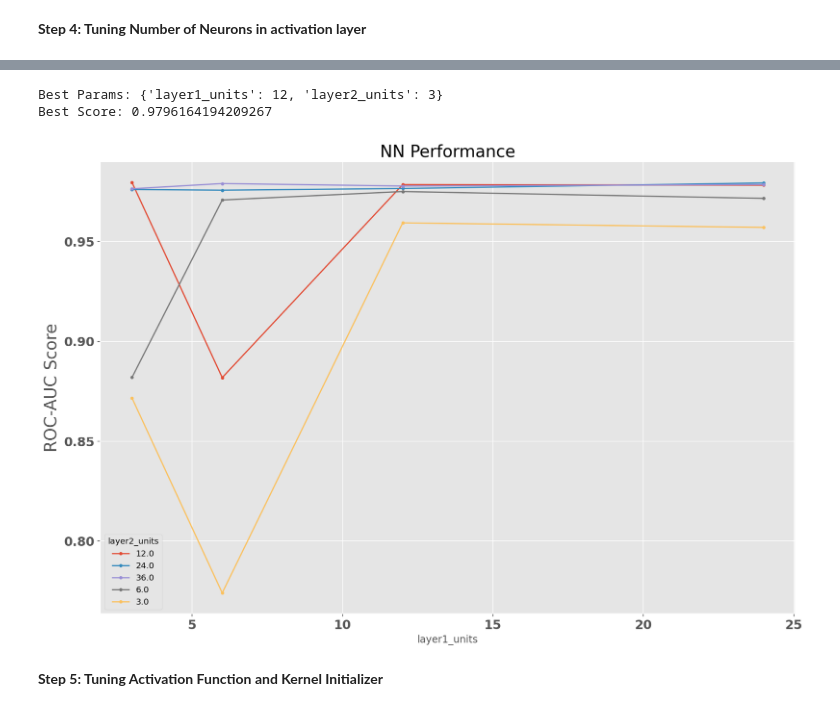
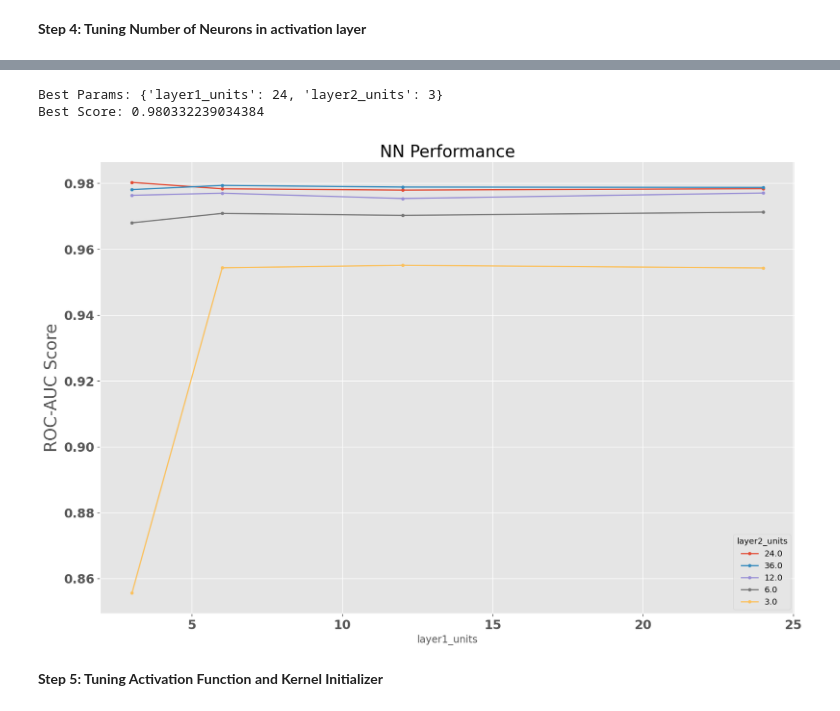
Before and after one commit to Mattjben/Passeneger-satisfaction-machine-learning, a Jupyter notebook: Phase_2_Airplane.ipynb, the cells around one changed output, grey strips where cells are left out. Saved outputs shown, nothing was run; the diff lists cells and outputs as text; code cells hidden in the pictures.

```diff
--- a/Phase_2_Airplane.ipynb
+++ b/Phase_2_Airplane.ipynb
@@ -1102,5 +1113,5 @@ plt.yticks( weight = 'bold', fontsize = 15)
 
 plt.title("NN Performance", fontsize = 20)
 plt.show()
-lr = grid_result.best_params_["learning_rate"]
+lr = grid_result1.best_params_['learning_rate']
 # %% [output]
@@ -1177,6 +1172,6 @@ plt.yticks( weight = 'bold', fontsize = 15)
 
 plt.title("NN Performance", fontsize = 20)
 plt.show()
-layer1_dropout_rate = grid_result.best_params_['layer1_dropout_rate']
-layer2_dropout_rate = grid_result.best_params_['layer2_dropout_rate']
+layer1_dropout_rate = grid_result2.best_params_['layer1_dropout_rate']
+layer2_dropout_rate = grid_result2.best_params_['layer2_dropout_rate']
 # %% [output]
@@ -1231,34 +1210,34 @@ Fitting 5 folds for each of 20 candidates, totalling 100 fits
 # %%
 print(f'Best Params: {grid_result3.best_params_}')
 print(f'Best Score: {grid_result3.best_score_}')
 results = get_search_results(grid_result3)
 
 plt.figure(figsize=(15,10)) # Setting the PLot size
 
 for i in results['layer1_units'].unique():
 
    temp = results[results['layer1_units'] == i]
    lists = sorted(zip(*[temp['layer2_units'], temp['mean_score']]))
    new_x, new_y = list(zip(*lists))
    plt.plot(new_x, new_y, marker = '.', label = i)
 
 
 
 plt.legend(title = 'layer2_units')
 plt.xlabel('layer1_units')
 plt.ylabel("ROC-AUC Score", fontsize = 20)
 
 plt.xticks( weight = 'bold', fontsize = 15)
 plt.yticks( weight = 'bold', fontsize = 15)
 
 plt.title("NN Performance", fontsize = 20)
 plt.show()
-layer1_units = grid_result.best_params_['layer1_units']
-layer2_units = grid_result.best_params_['layer2_units']
+layer1_units = grid_result3.best_params_['layer1_units']
+layer2_units = grid_result3.best_params_['layer2_units']
 # %% [output]
-Best Params: {'layer1_units': 12, 'layer2_units': 3}
-Best Score: 0.9796164194209267
+Best Params: {'layer1_units': 24, 'layer2_units': 3}
+Best Score: 0.980332239034384
-[figure, old version]
+[figure, new version]
 # %% [markdown]
 **Step 5: Tuning Activation Function and Kernel Initializer**
 # %%
```
Also changed, not shown: parts of 10 cells of this notebook.
